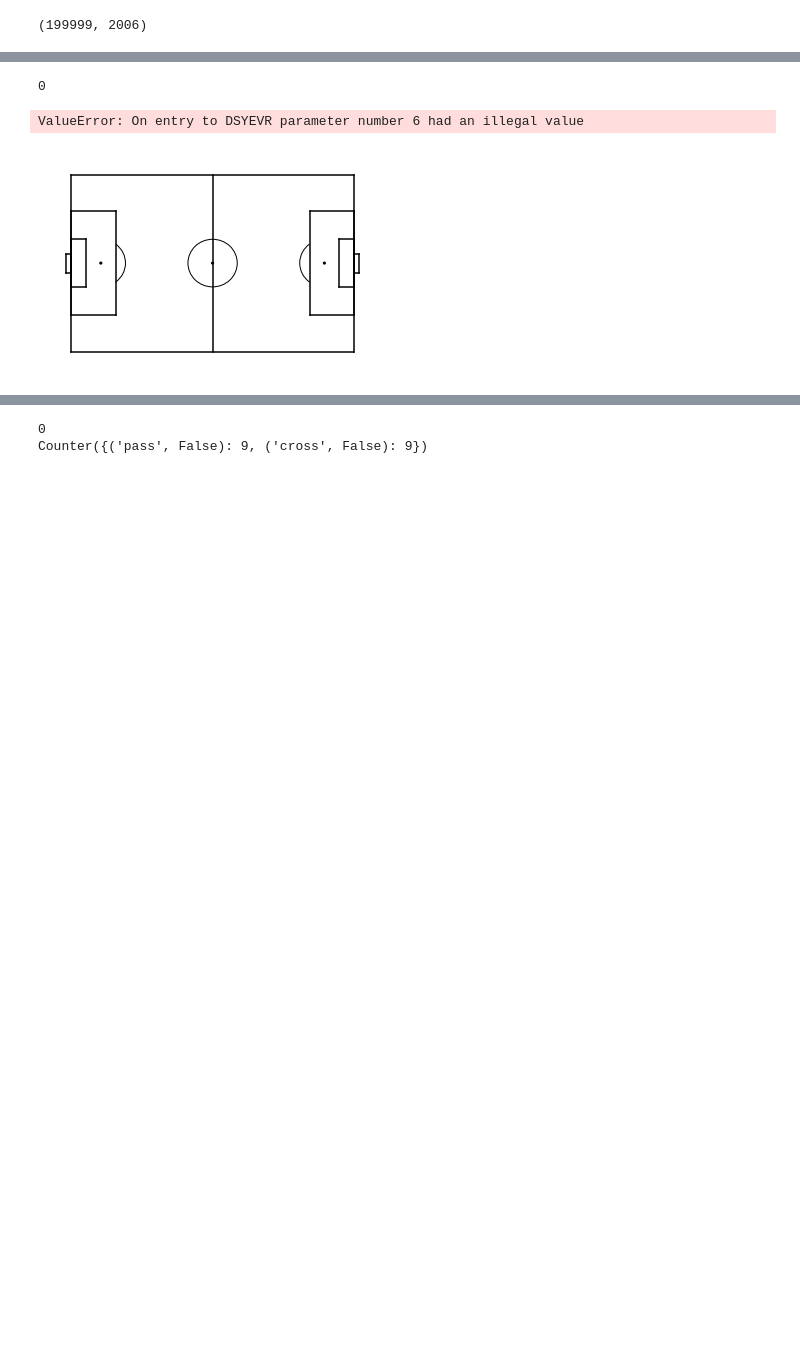
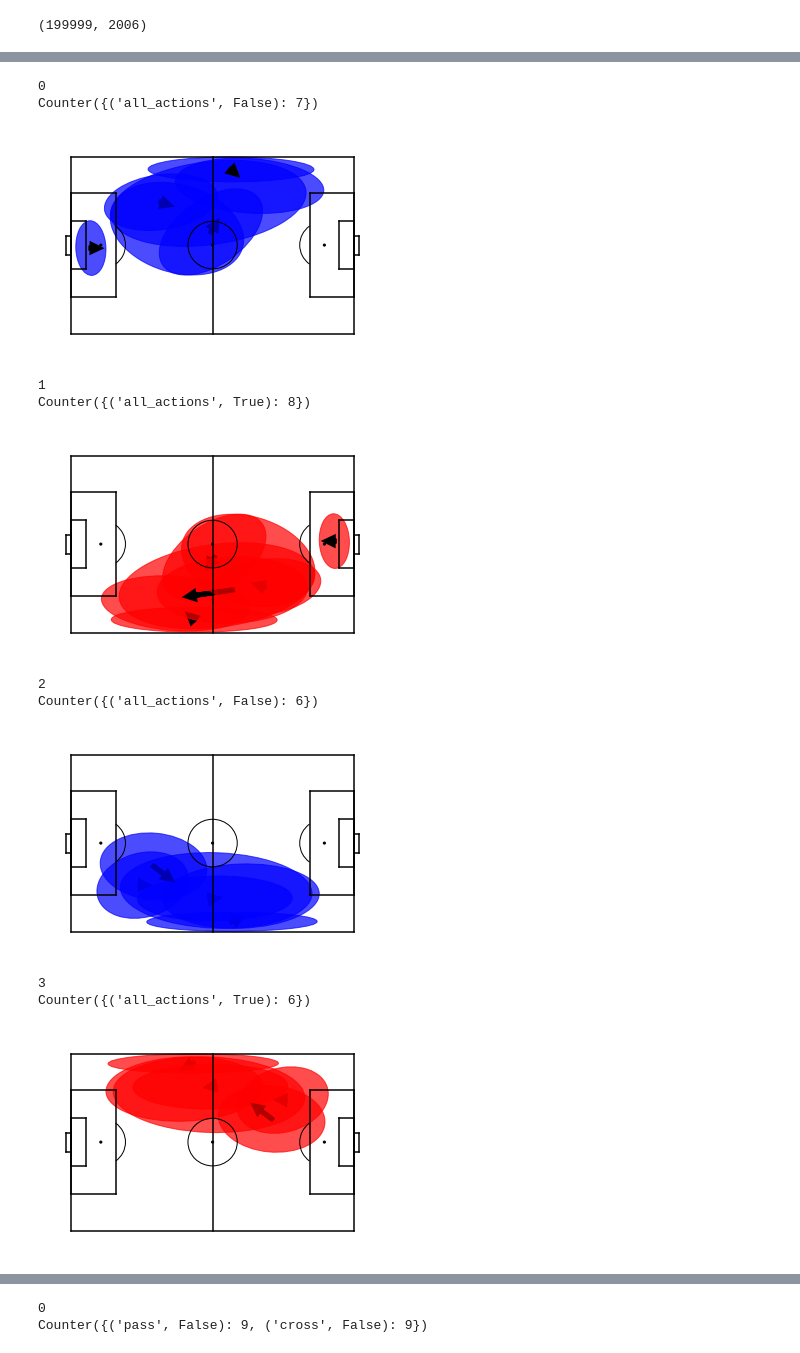
Before and after one commit to TomDecroos/atomic-spadl, a Jupyter notebook: pattern-notebooks/action-gmm-sequential.ipynb, the cells around one changed output, grey strips where cells are left out. Saved outputs shown, nothing was run; the diff lists cells and outputs as text; code cells hidden in the pictures; blank space fills up the shorter version.

```diff
--- a/pattern-notebooks/action-gmm-sequential.ipynb
+++ b/pattern-notebooks/action-gmm-sequential.ipynb
@@ -150,3 +119,0 @@ foul 10 1522
-# %%
-%%time
-probas = gmme.predict_proba(actions.fillna(0))
@@ -210,28 +249,37 @@ def get_name(i):
 # %%
 from collections import Counter
 from sklearn.cluster import SpectralClustering
 
-nc = 100
+nc = 5
 
 clustering = SpectralClustering(affinity="precomputed",n_clusters=nc).fit((sim + sim.T)/2)
 
 for label in range(nc):
     print(label)
     ax = mps.field(show=False)
     prototypes = []
     for i in np.where(clustering.labels_ == label)[0]:
 
         ty,k = gmme._global_to_local(i % gmme.total_components())
         is_opp = i > gmme.total_components() - 1
         prototypes.append((ty,is_opp))
         if is_opp:
             color = "red"
         else:
             color = "blue"
         vis.plot_component_w_arrow(gmme.models[ty],k,ax=ax,color=color,mirror=is_opp,show=False)
     print(Counter(prototypes))
     plt.show()
 # %% [output]
 0
+Counter({('all_actions', False): 7})
+[figure, new version]
-ValueError: On entry to DSYEVR parameter number 6 had an illegal value
+1
+Counter({('all_actions', True): 8})
-[figure, old version]
+[figure, added]
+2
+Counter({('all_actions', False): 6})
+[figure, added]
+3
+Counter({('all_actions', True): 6})
+[figure, added]
```
Also changed, not shown: parts of 12 cells of this notebook, 4 other files.
